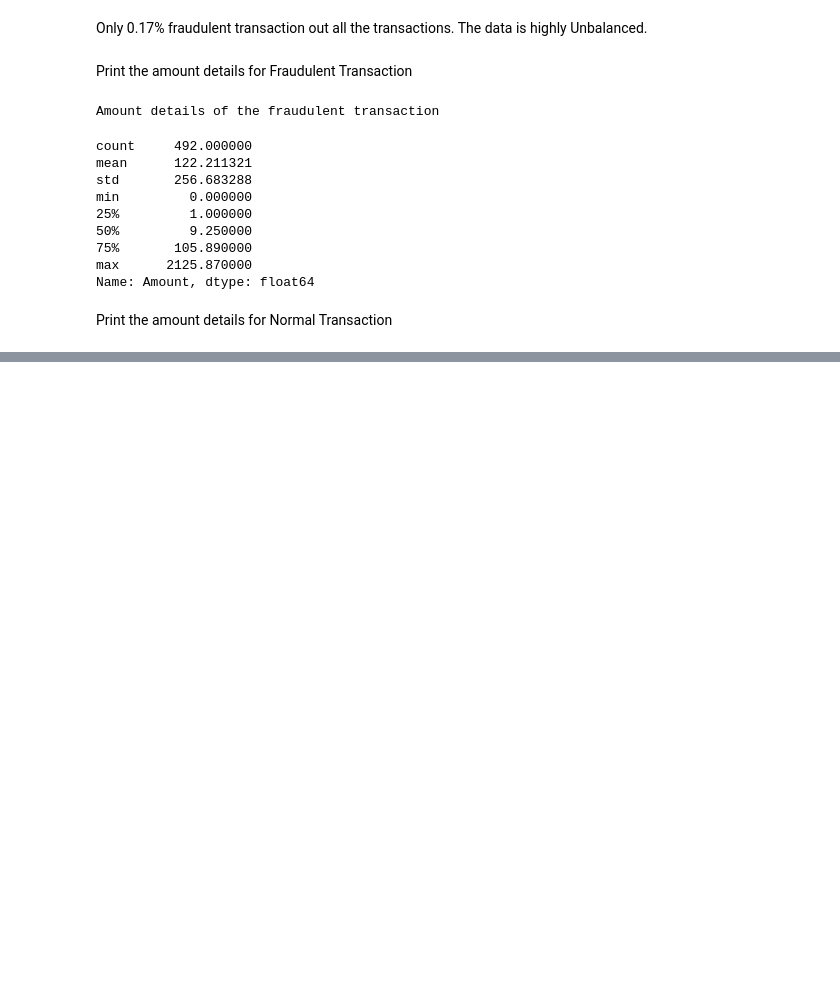
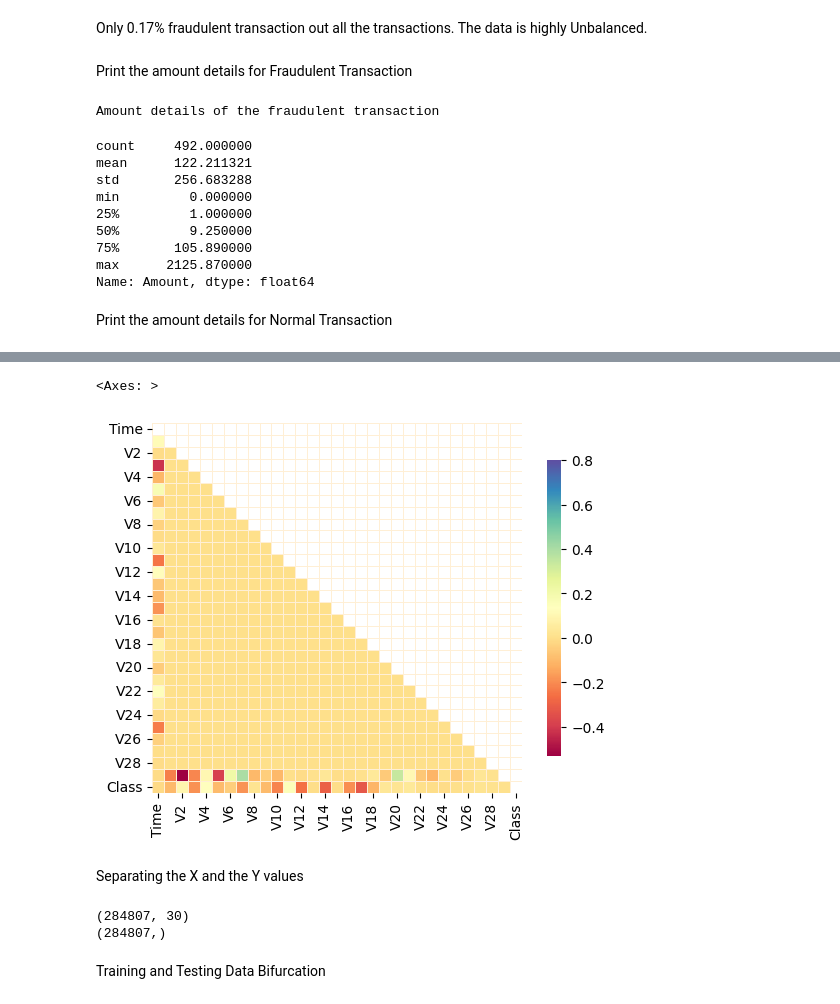
Before and after one commit to senbarnika/Credit-Card-Fraud-Detection, a Jupyter notebook: main.ipynb, the cells around one changed output, grey strips where cells are left out. Saved outputs shown, nothing was run; the diff lists cells and outputs as text; code cells hidden in the pictures; blank space fills up the shorter version.

```diff
--- a/main.ipynb
+++ b/main.ipynb
@@ -85,0 +146,29 @@ Print the amount details for Normal Transaction
+# %%
+sns.heatmap(corrmat,
+            mask=mask,
+            cmap='Spectral',
+            vmax=0.8,
+            square=True,
+            linewidths=0.5,
+            linecolor='#ffefd5',  # pale peach
+            cbar_kws={"shrink": 0.8})
+# %% [output]
+<Axes: >
+[figure, added]
+# %% [markdown]
+Separating the X and the Y values
+# %%
+# dividing the X and the Y from the dataset
+X = data.drop(['Class'], axis = 1)
+Y = data["Class"]
+print(X.shape)
+print(Y.shape)
+# getting just the values for the sake of processing
+# (its a numpy array with no columns)
+xData = X.values
+yData = Y.values
+# %% [output]
+(284807, 30)
+(284807,)
+# %% [markdown]
+Training and Testing Data Bifurcation
```
Also changed, not shown: parts of 5 cells of this notebook.
